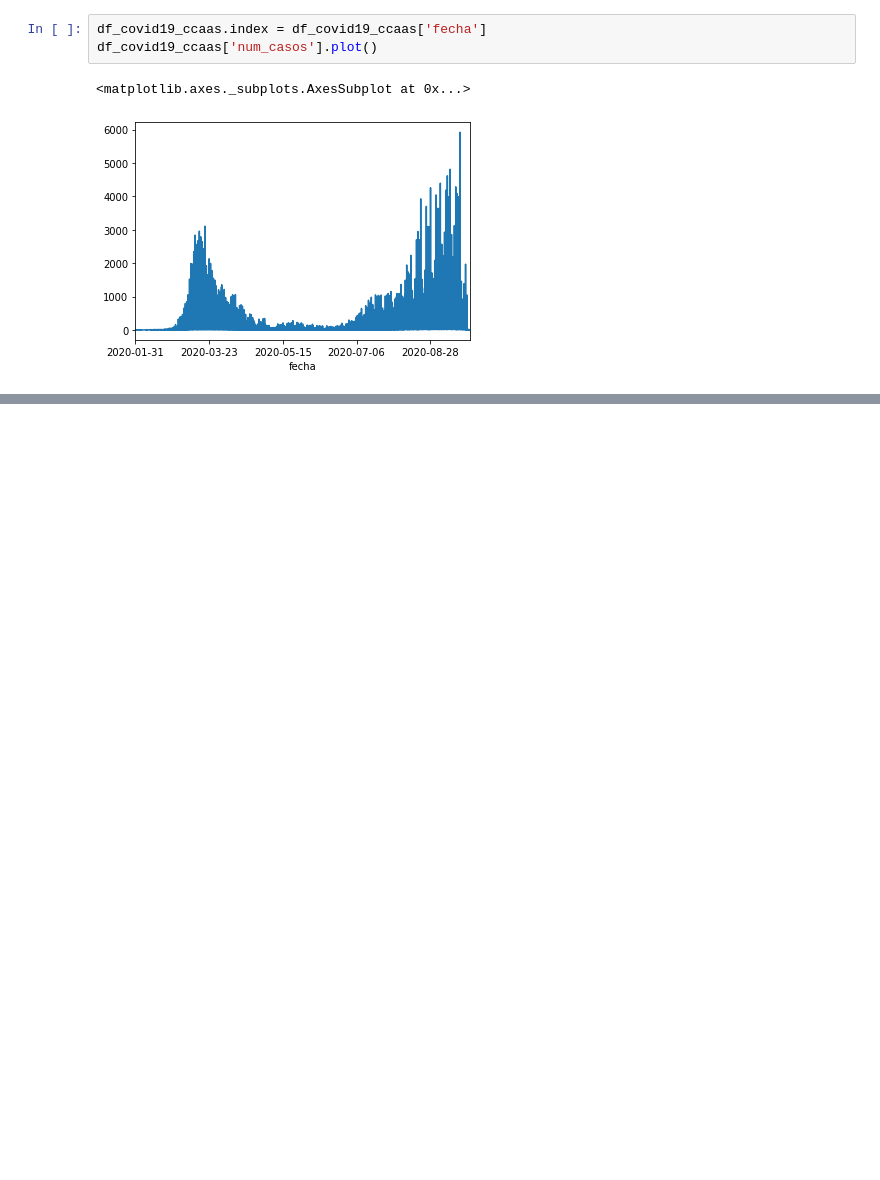
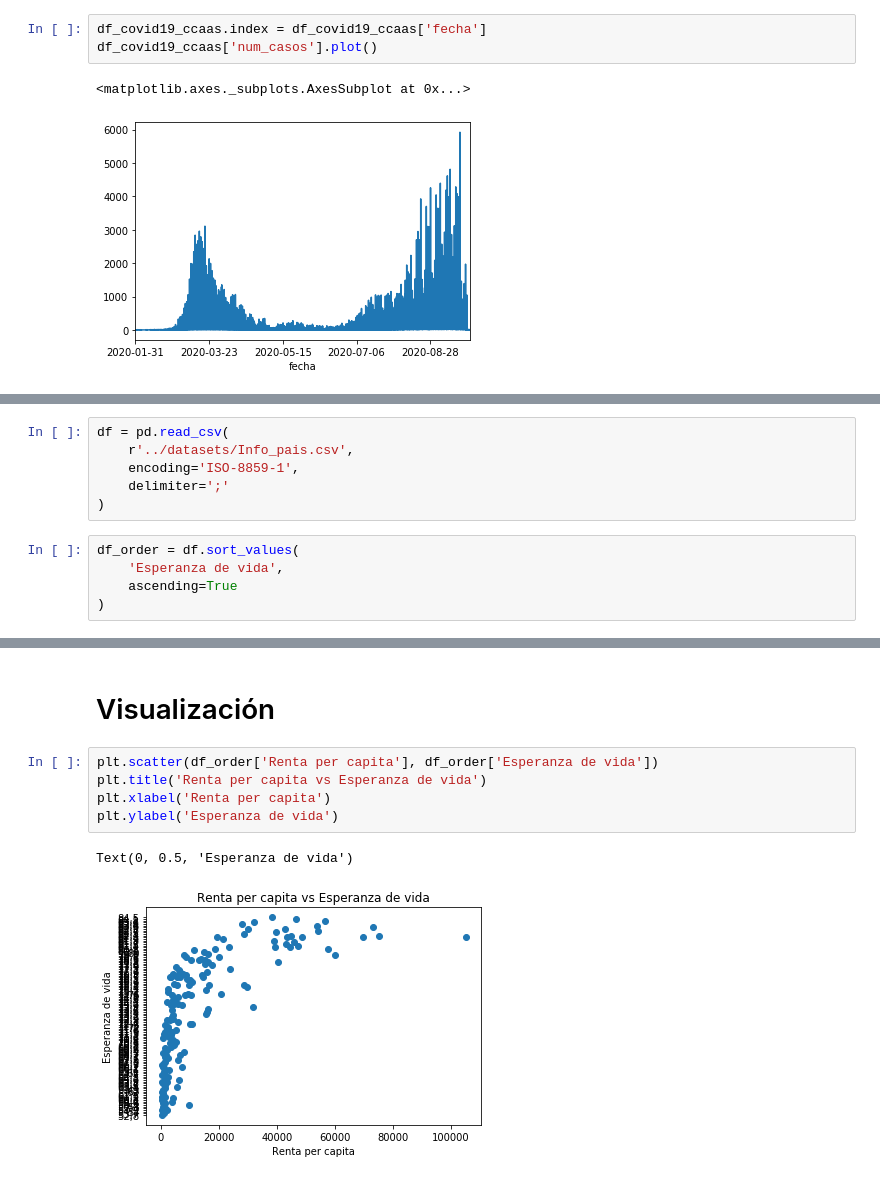
Before and after one commit to JavDomGom/Course-Numpy-Pandas, a Jupyter notebook: 01/01.ipynb, the cells around one changed output, grey strips where cells are left out. Drawn from its saved outputs; the diff is of its cells as text; blank space fills up the shorter version.

```diff
--- a/01/01.ipynb
+++ b/01/01.ipynb
@@ -142,0 +148,11 @@ df_covid19_ccaas['num_casos'].plot()
+# %%
+df = pd.read_csv(
+    r'../datasets/Info_pais.csv',
+    encoding='ISO-8859-1',
+    delimiter=';'
+)
+# %%
+df_order = df.sort_values(
+    'Esperanza de vida',
+    ascending=True
+)
@@ -142,0 +168,10 @@ df_covid19_ccaas['num_casos'].plot()
+# %% [markdown]
+# Visualización
+# %%
+plt.scatter(df_order['Renta per capita'], df_order['Esperanza de vida'])
+plt.title('Renta per capita vs Esperanza de vida')
+plt.xlabel('Renta per capita')
+plt.ylabel('Esperanza de vida')
+# %% [output]
+Text(0, 0.5, 'Esperanza de vida')
+[figure, added]
```
Also changed, not shown: parts of 4 cells of this notebook, 2 other files.
